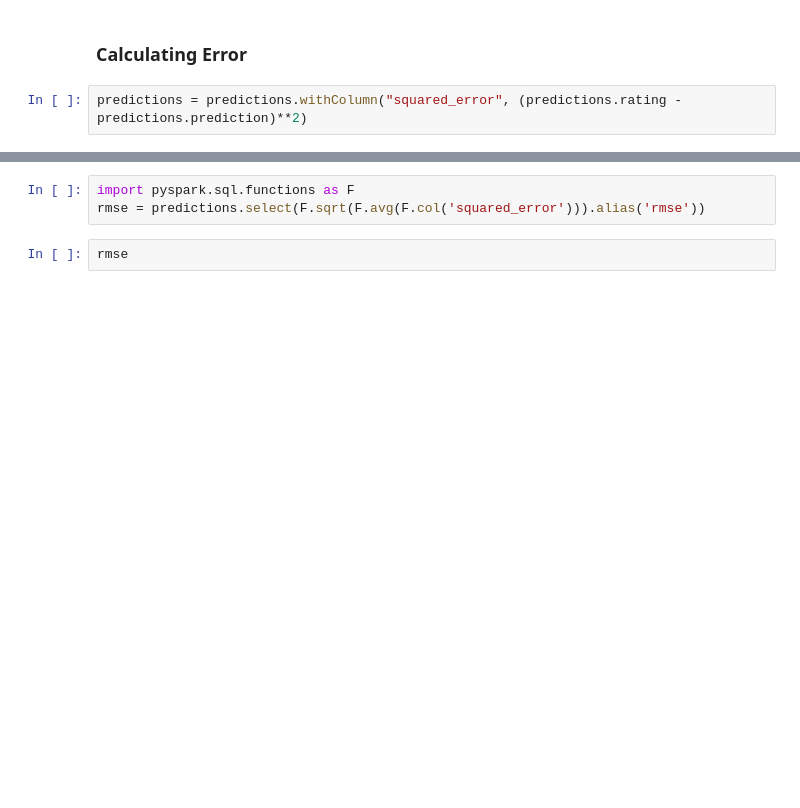
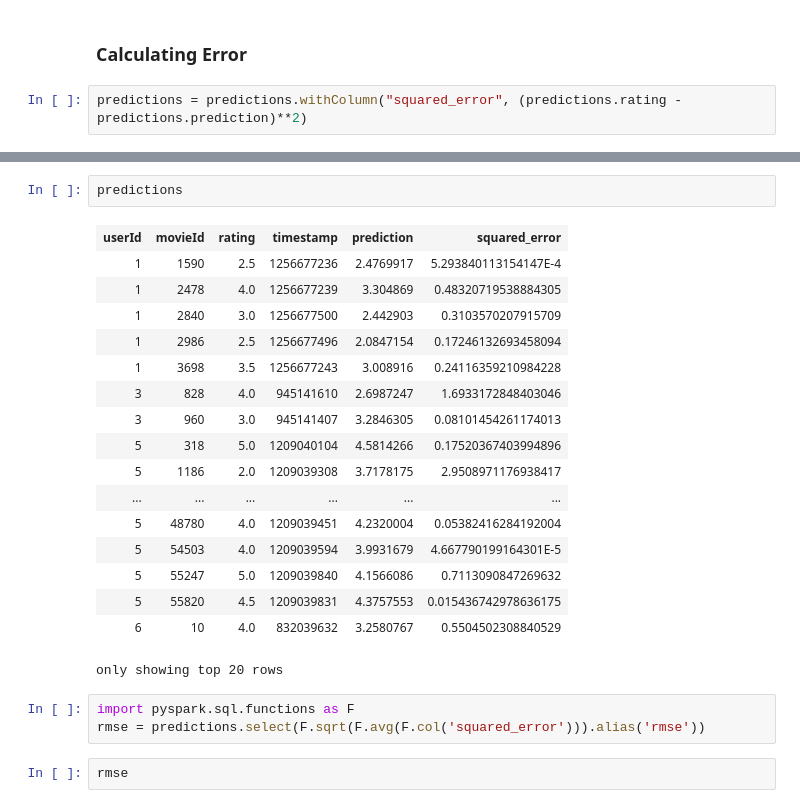
Before and after one commit to HenryTseTse/Recommendation_System, a Jupyter notebook: Collaborative Filtering.ipynb, the cells around one changed output, grey strips where cells are left out. Cells and saved outputs as stored; diff of their text form; blank space fills up the shorter version.

```diff
--- a/Collaborative Filtering.ipynb
+++ b/Collaborative Filtering.ipynb
@@ -292,3 +185,23 @@ only showing top 5 rows
+# %%
+predictions
+# %% [output]
+| userId | movieId | rating | timestamp | prediction | squared_error |
+| 1 | 1590 | 2.5 | 1256677236 | 2.4769917 | 5.293840113154147E-4 |
+| 1 | 2478 | 4.0 | 1256677239 | 3.304869 | 0.48320719538884305 |
+| 1 | 2840 | 3.0 | 1256677500 | 2.442903 | 0.3103570207915709 |
+| 1 | 2986 | 2.5 | 1256677496 | 2.0847154 | 0.17246132693458094 |
+| 1 | 3698 | 3.5 | 1256677243 | 3.008916 | 0.24116359210984228 |
+| 3 | 828 | 4.0 | 945141610 | 2.6987247 | 1.6933172848403046 |
+| 3 | 960 | 3.0 | 945141407 | 3.2846305 | 0.08101454261174013 |
+| 5 | 318 | 5.0 | 1209040104 | 4.5814266 | 0.17520367403994896 |
+| 5 | 1186 | 2.0 | 1209039308 | 3.7178175 | 2.9508971176938417 |
+| ... | ... | ... | ... | ... | ... |
+| 5 | 48780 | 4.0 | 1209039451 | 4.2320004 | 0.05382416284192004 |
+| 5 | 54503 | 4.0 | 1209039594 | 3.9931679 | 4.667790199164301E-5 |
+| 5 | 55247 | 5.0 | 1209039840 | 4.1566086 | 0.7113090847269632 |
+| 5 | 55820 | 4.5 | 1209039831 | 4.3757553 | 0.015436742978636175 |
+| 6 | 10 | 4.0 | 832039632 | 3.2580767 | 0.5504502308840529 |
+only showing top 20 rows
 # %%
 import pyspark.sql.functions as F
 rmse = predictions.select(F.sqrt(F.avg(F.col('squared_error'))).alias('rmse'))
```
Also changed, not shown: parts of 51 cells of this notebook.
